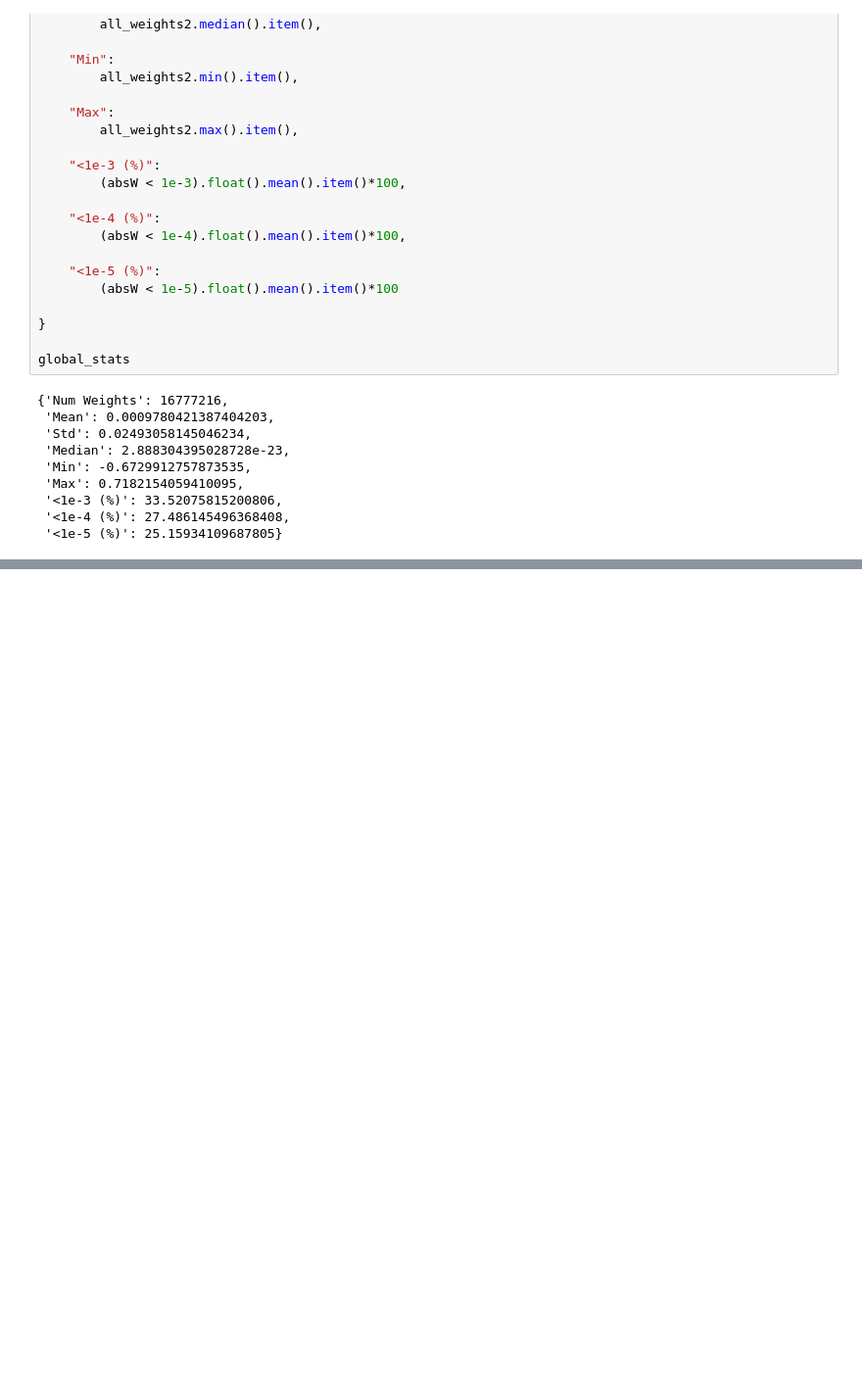
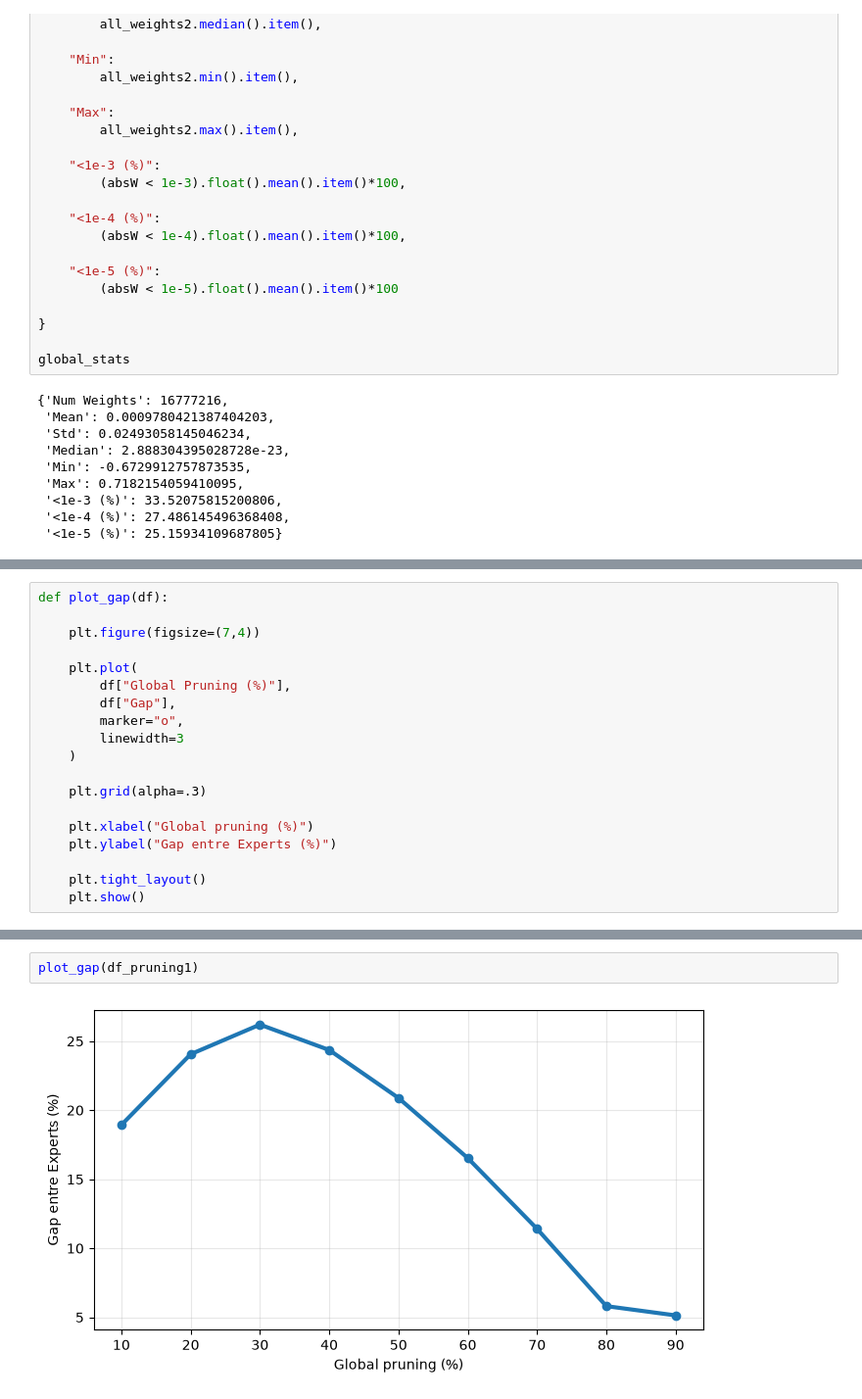
Before and after one commit to J0hnV1ct0r/Graph_Pruning, a Jupyter notebook: model_investigation.ipynb, the cells around one changed output, grey strips where cells are left out. Shown at 98% size. Cells and saved outputs as stored; diff of their text form; blank space fills up the shorter version.

```diff
--- a/model_investigation.ipynb
+++ b/model_investigation.ipynb
@@ -534,0 +721,19 @@ global_stats
+# %%
+def plot_gap(df):
+
+    plt.figure(figsize=(7,4))
+
+    plt.plot(
+        df["Global Pruning (%)"],
+        df["Gap"],
+        marker="o",
+        linewidth=3
+    )
+
+    plt.grid(alpha=.3)
+
+    plt.xlabel("Global pruning (%)")
+    plt.ylabel("Gap entre Experts (%)")
+
+    plt.tight_layout()
+    plt.show()
@@ -534,0 +848,4 @@ global_stats
+# %%
+plot_gap(df_pruning1)
+# %% [output]
+[figure, added]
```
Also changed, not shown: parts of 33 cells of this notebook.
